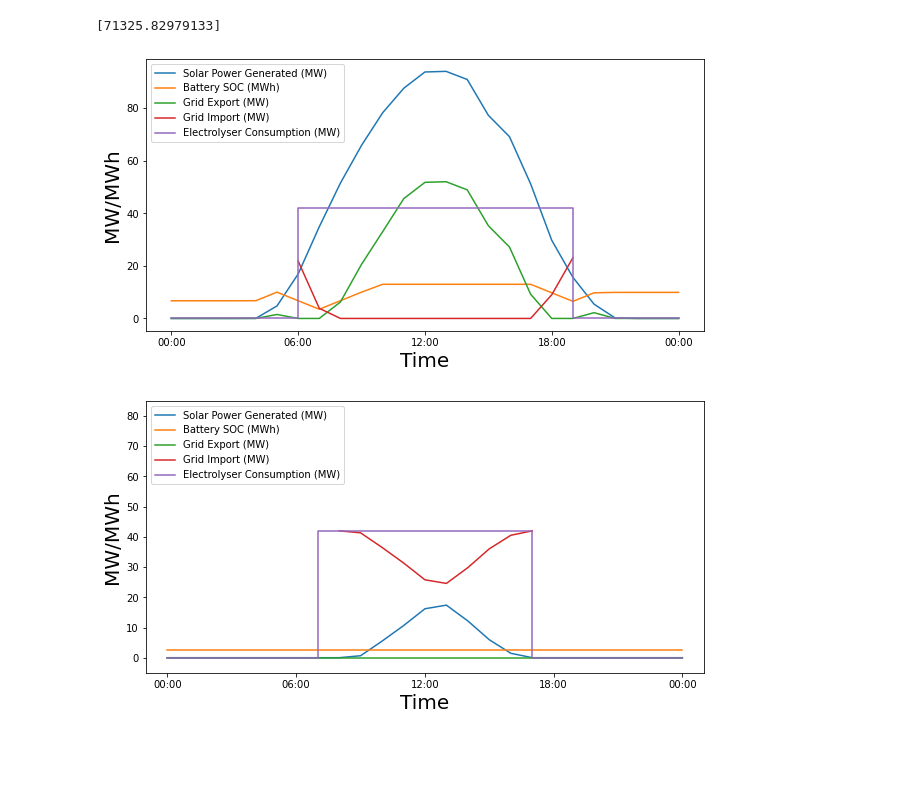
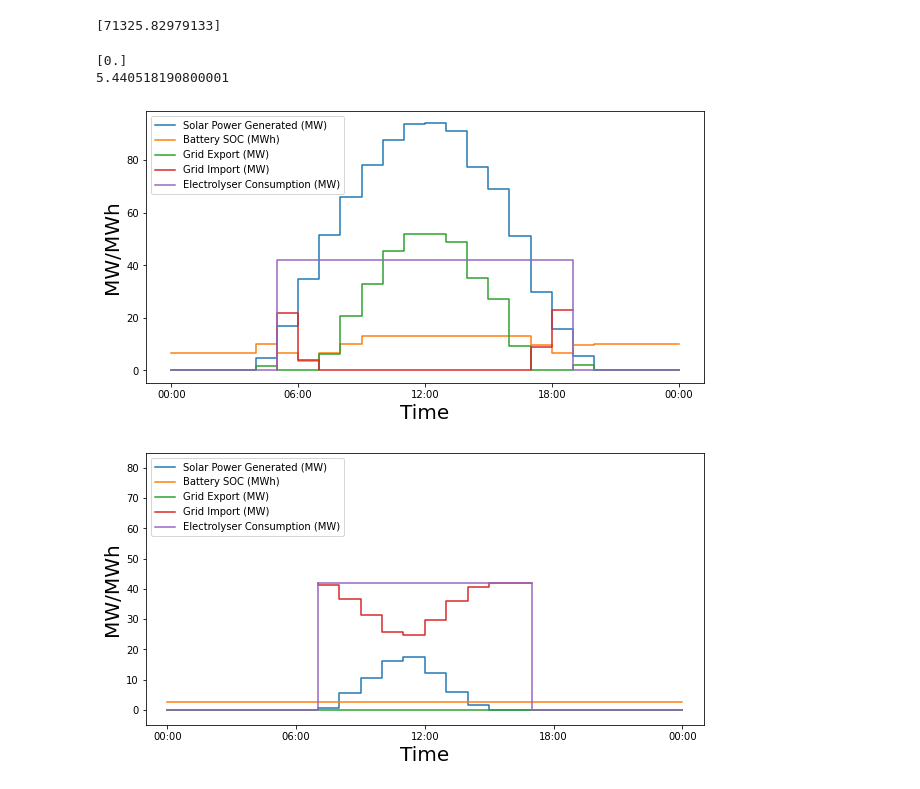
Before and after one commit to akshaypal123/3YP-LEO, a Jupyter notebook: Lingxi/Electrolyser Model v3.ipynb, the cells around one changed output. Drawn from its saved outputs; the diff is of its cells as text; code cells hidden in the pictures; blank space fills up the shorter version.

```diff
--- a/Lingxi/Electrolyser Model v3.ipynb
+++ b/Lingxi/Electrolyser Model v3.ipynb
@@ -224,7 +224,7 @@ No_of_days = T/24
 No_of_days = int(No_of_days)
 daily_H2_pd = np.zeros((No_of_days))
 for i in range(int(No_of_days)):
-    daily_H2_pd[i] = sum(H_produced[(0 + i*24):(23 + i*24)])
+    daily_H2_pd[i] = sum(H_produced[(0 + i*24):(24 + i*24)])
 
 ax = plt.subplot(1,1,1)
 
@@ -241,6 +241,8 @@ plt.ylabel('Hydrogen Produced (tonnes)')
 total_annual_hydrogen = sum(H_produced)
 print('Total hydrogen produced (in kg) is')
 print(total_annual_hydrogen)
+sum(H_produced[(0 + 180*24):(24 + 180*24)])
+(state[(0 + 1*24):(24 + 1*24)])
 # %% [output]
 Total hydrogen produced (in kg) is
 [3093642.71999986]
@@ -360,33 +379,39 @@ summer_battsoc = batt_soc[4103:4128]
 summer_battsoc = summer_battsoc/3600
 summer_export = excess_solar[4103:4128]
 summer_grid = grid_demand[4103:4128]
-summer_grid = summer_grid[6:20]
+summer_grid = summer_grid[5:20]
 electrolyser_consumption = np.zeros((25,1))
-electrolyser_consumption[7:20] = 42
+electrolyser_consumption[6:20] = 42
 y = np.zeros((25,1))
 for i in range(len(y)):
     y[i] = i
 
-grid_y = np.zeros((14,1))
+grid_y = np.zeros((15,1))
 for i in range(len(grid_y)):
-    grid_y[i] = i+6
+    grid_y[i] = i+5
+len(summer_grid)
+print(state[4123])
+print(electrolyzer_power[4123])
+# %% [output]
+[0.]
+5.440518190800001
 # %%
 plt.figure(figsize = (10,5))
 ax = plt.subplot(1,1,1)
-plt.plot(summer_solar_power, label='Solar Power Generated (MW)')
-plt.plot(summer_battsoc, label='Battery SOC (MWh)')
-plt.plot(summer_export, label='Grid Export (MW)')
-plt.plot(grid_y,summer_grid, label='Grid Import (MW)')
+plt.step(y,summer_solar_power, label='Solar Power Generated (MW)')
+plt.step(y,summer_battsoc, label='Battery SOC (MWh)')
+plt.step(y,summer_export, label='Grid Export (MW)')
+plt.step(grid_y,summer_grid, label='Grid Import (MW)')
 plt.step(y,electrolyser_consumption, label='Electrolyser Consumption (MW)')
 
 
 plt.xticks([0,6,12,18,24])
 ax.set_xticklabels(['00:00','06:00','12:00','18:00','00:00'])
 
 plt.ylabel('MW/MWh', color='k',size=20)
 plt.xlabel('Time', color='k',size=20)
 ax.legend()
 plt.show()
 # %% [output]
-[figure, old version]
+[figure, new version]
 # %%
@@ -409,10 +434,10 @@ for i in range(len(grid_y)):
 # %%
 plt.figure(figsize = (10,5))
 ax = plt.subplot(1,1,1)
-plt.plot(winter_solar_power, label='Solar Power Generated (MW)')
-plt.plot(winter_battsoc, label='Battery SOC (MWh)')
-plt.plot(winter_export, label='Grid Export (MW)')
-plt.plot(grid_y,winter_grid,label='Grid Import (MW)')
+plt.step(y,winter_solar_power, label='Solar Power Generated (MW)')
+plt.step(y,winter_battsoc, label='Battery SOC (MWh)')
+plt.step(y,winter_export, label='Grid Export (MW)')
+plt.step(grid_y,winter_grid,label='Grid Import (MW)')
 plt.step(y,electrolyser_consumption, label='Electrolyser Consumption (MW)')
 
 
@@ -425,4 +450,4 @@ ax.set(xlim=(-1,25), ylim=(-5, 85))
 ax.legend(loc = 2)
 plt.show()
 # %% [output]
-[figure, old version]
+[figure, new version]
```
Also changed, not shown: parts of 2 cells of this notebook.
